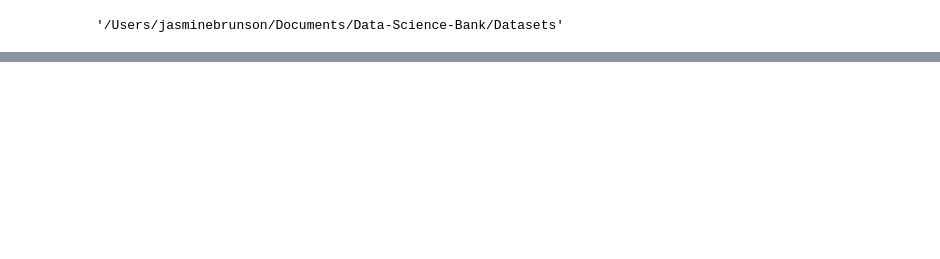
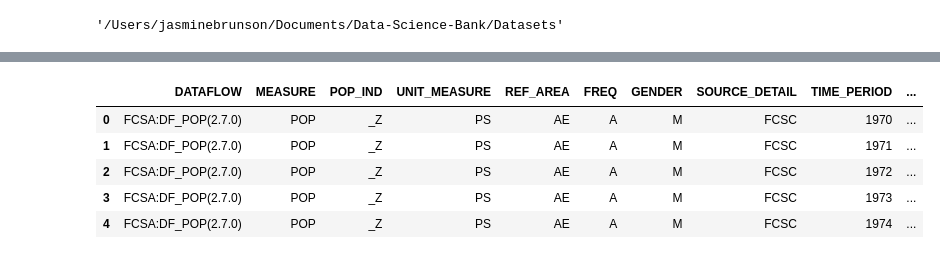
Before and after one commit to BubblyOrca/OCEAN_Desights_AI, a Jupyter notebook: Dubai_Real_Estate/Datasets/Dubai_Real_Estate.ipynb, the cells around one changed output, grey strips where cells are left out. Cells and saved outputs as stored; diff of their text form; code cells hidden in the pictures; blank space fills up the shorter version.

```diff
--- a/Dubai_Real_Estate/Datasets/Dubai_Real_Estate.ipynb
+++ b/Dubai_Real_Estate/Datasets/Dubai_Real_Estate.ipynb
@@ -49,0 +94,10 @@ df_quarterly.head()
+# %%
+df_gen = pd.read_csv("Population_Estimates_and_Growth_by_Gender.csv")
+df_gen.head()
+# %% [output]
+|  | DATAFLOW | MEASURE | POP_IND | UNIT_MEASURE | REF_AREA | FREQ | GENDER | SOURCE_DETAIL | TIME_PERIOD | ... |
+| 0 | FCSA:DF_POP(2.7.0) | POP | _Z | PS | AE | A | M | FCSC | 1970 | ... |
+| 1 | FCSA:DF_POP(2.7.0) | POP | _Z | PS | AE | A | M | FCSC | 1971 | ... |
+| 2 | FCSA:DF_POP(2.7.0) | POP | _Z | PS | AE | A | M | FCSC | 1972 | ... |
+| 3 | FCSA:DF_POP(2.7.0) | POP | _Z | PS | AE | A | M | FCSC | 1973 | ... |
+| 4 | FCSA:DF_POP(2.7.0) | POP | _Z | PS | AE | A | M | FCSC | 1974 | ... |
```
Also changed, not shown: parts of 26 cells of this notebook.
